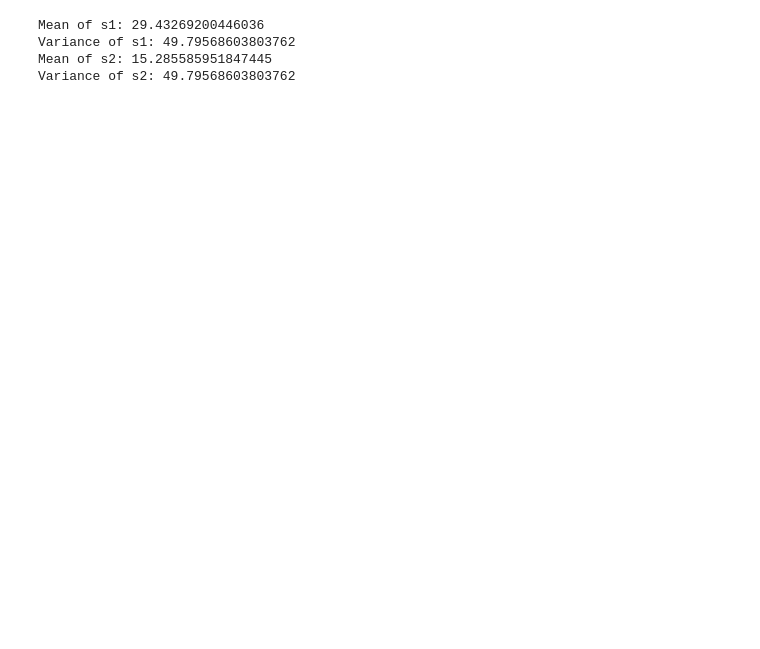
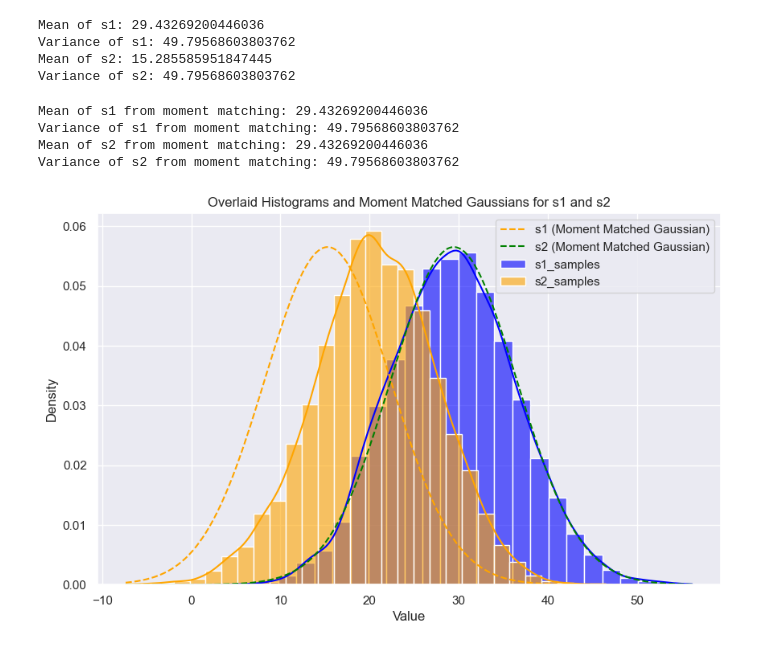
Before and after one commit to berhanekiross/apml, a Jupyter notebook: momentmatching.ipynb, the cells around one changed output. Drawn from its saved outputs; the diff is of its cells as text; code cells hidden in the pictures; blank space fills up the shorter version.

Commit message:
Moment matching fixed now.

```diff
--- a/momentmatching.ipynb
+++ b/momentmatching.ipynb
@@ -137,9 +151,9 @@ else:
     a,b = -np.inf, 0
 
 
-pt_m, pt_s = truncGaussMM(a, b, mu5_m, mu5_s)
+pt_m1, pt_s1 = truncGaussMM(a, b, mu5_m, mu5_s)
 # Compute the message from t to f_3
-mu6_m, mu6_s = divideGauss(pt_m, pt_s, mu5_m, mu5_s)
+mu6_m, mu6_s = divideGauss(pt_m1, pt_s1, mu5_m, mu5_s)
 # Compute the message from f_3 to s1
 mu7_m = mu6_m  + mu3_m
 mu7_s = mu6_s + sv  + mu3_s
@@ -153,17 +167,60 @@ print(f"Variance of s1: {px_s}")
 #compute the message from f_3 to s2
 mu_8m = mu6_m - mu4_m
 mu_8s = mu6_s + sv + mu4_s
-px_m, px_s = multiplyGauss(mu4_m, mu4_s, mu_8m, mu_8s)
-print(f"Mean of s2: {px_m}")
-print(f"Variance of s2: {px_s}")
-##Run the gibbs sampler and the moment matching for two players and plot to compare the results
-mu_s1, mu_s2 = 25, 25
-sigma_s1, sigma_s2 = (25/3)**2, (25/3)**2
-sigma_t = (25/6)**2
-n_iter = 1000
-result = 1
+px_m2, px_s2 = multiplyGauss(mu4_m, mu4_s, mu_8m, mu_8s)
+print(f"Mean of s2: {px_m2}")
+print(f"Variance of s2: {px_s2}")
 # %% [output]
 Mean of s1: 29.43269200446036
 Variance of s1: 49.79568603803762
 Mean of s2: 15.285585951847445
 Variance of s2: 49.79568603803762
+# %%
+import matplotlib.pyplot as plt
+import seaborn as sns
+import numpy as np
+from scipy.stats import norm
+
+# Assuming the functions multiplyGauss, divideGauss, truncGaussMM are defined and working
+
+# Add your code for the moment matching process here to compute px_m and px_s
+# Moment matching computations (as in the code you provided)
+# (Insert your gibbs_sampler_result and other related code before this if necessary)
+
+print(f"Mean of s1 from moment matching: {px_m}")
+print(f"Variance of s1 from moment matching: {px_s}")
+print(f"Mean of s2 from moment matching: {px_m}")
+print(f"Variance of s2 from moment matching: {px_s}")
+
+# Prepare to plot the histograms
+plt.figure(figsize=(10, 6))
+
+# Plot histogram and KDE for s1_samples
+sns.histplot(s1_samples, bins=30, kde=True, color='blue', label='s1_samples', stat="density", alpha=0.6)
+
+# Plot histogram and KDE for s2_samples
+sns.histplot(s2_samples, bins=30, kde=True, color='orange', label='s2_samples', stat="density", alpha=0.6)
+
+# Generate x-values for plotting the Gaussian distributions
+x_values = np.linspace(min(np.min(s1_samples), np.min(s2_samples)), max(np.max(s1_samples), np.max(s2_samples)), 500)
+
+# Plot the Gaussian for s1 from moment matching
+plt.plot(x_values, norm.pdf(x_values, px_m2, np.sqrt(px_s)), color='orange', linestyle='--', label='s1 (Moment Matched Gaussian)')
+
+# Plot the Gaussian for s2 from moment matching
+plt.plot(x_values, norm.pdf(x_values, px_m, np.sqrt(px_s)), color='green', linestyle='--', label='s2 (Moment Matched Gaussian)')
+
+# Add title, labels, and legend
+plt.title("Overlaid Histograms and Moment Matched Gaussians for s1 and s2")
+plt.xlabel("Value")
+plt.ylabel("Density")
+plt.legend()
+
+# Show the plot
+plt.show()
+# %% [output]
+Mean of s1 from moment matching: 29.43269200446036
+Variance of s1 from moment matching: 49.79568603803762
+Mean of s2 from moment matching: 29.43269200446036
+Variance of s2 from moment matching: 49.79568603803762
+[figure, added]
```
Also changed, not shown: parts of 3 cells of this notebook.
